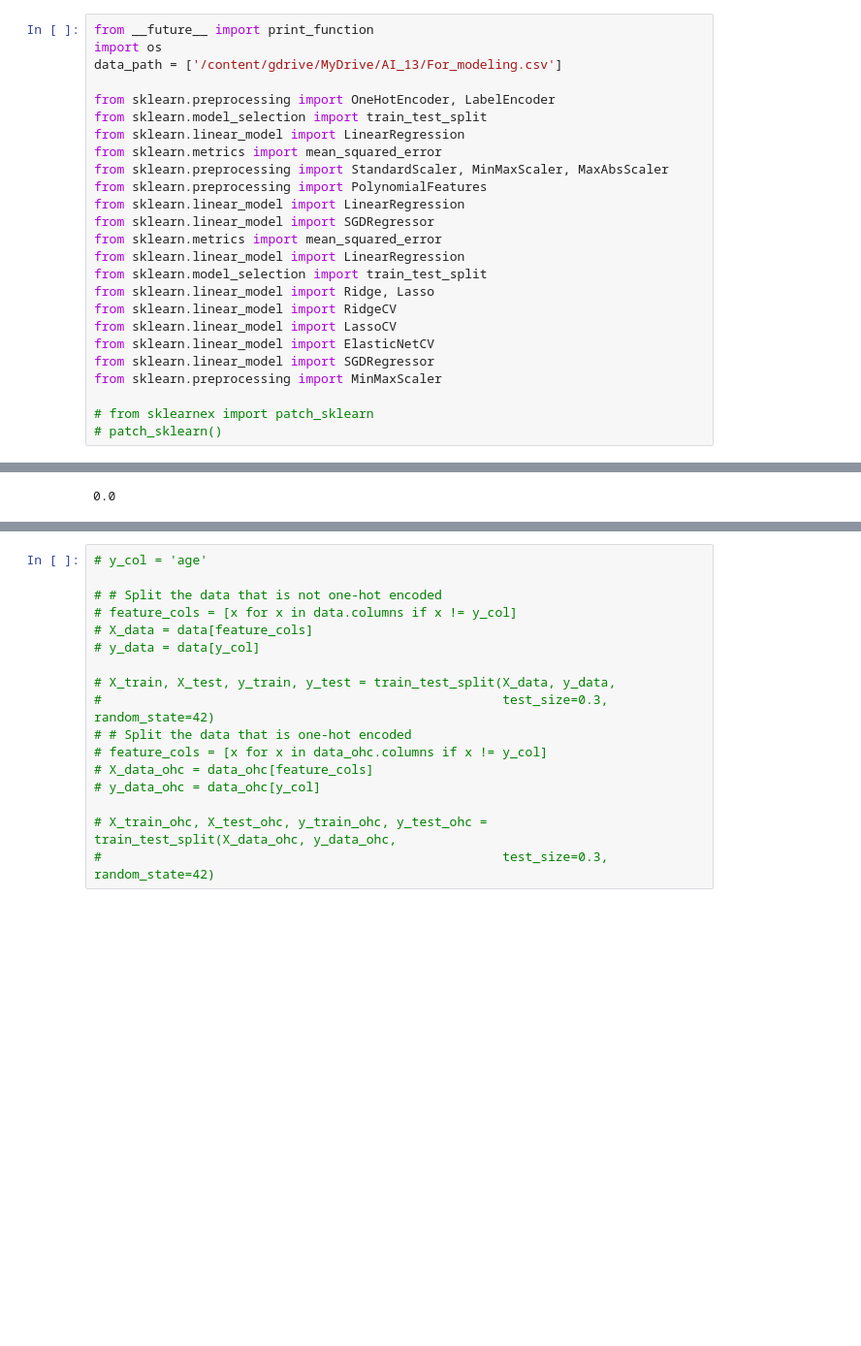
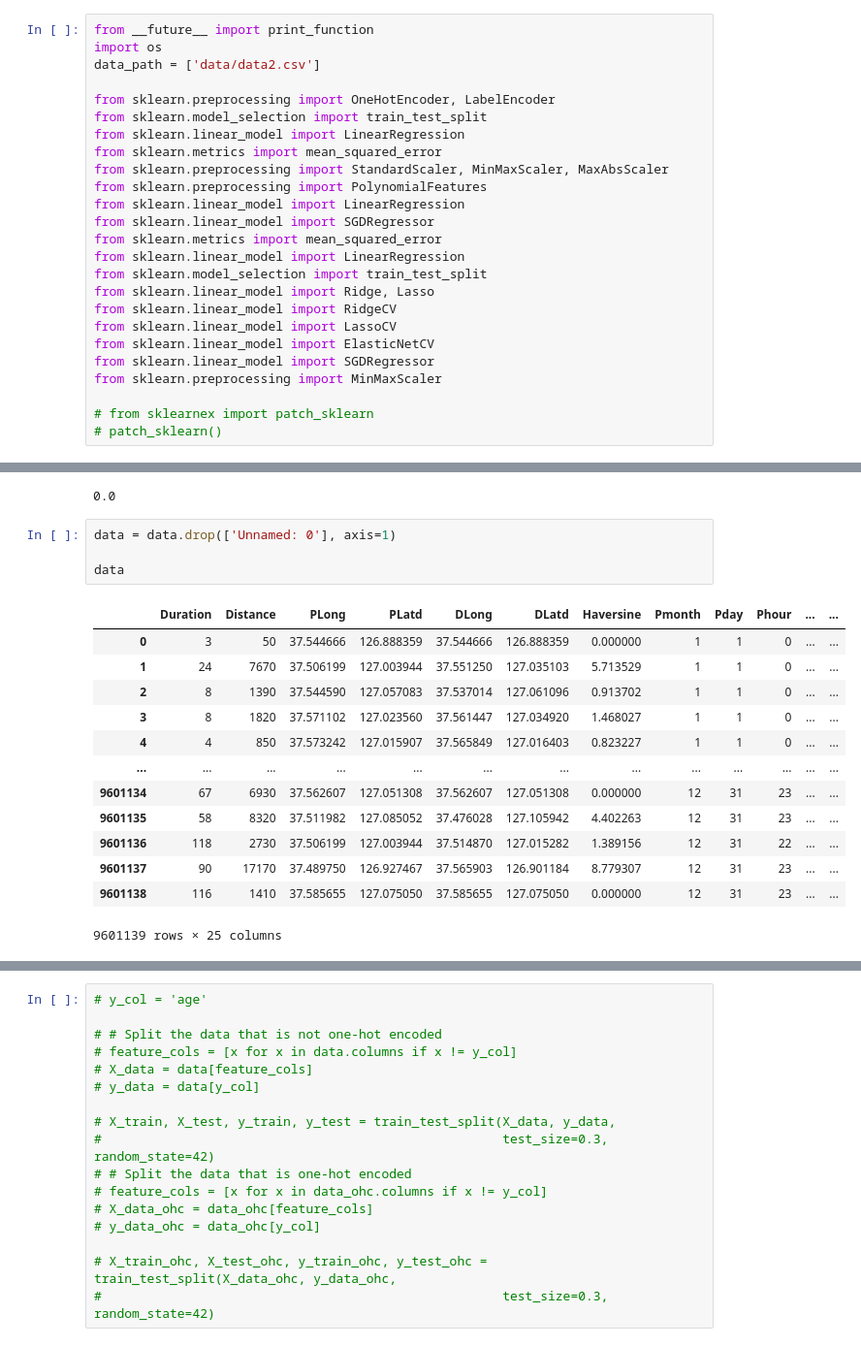
Before and after one commit to jongwonyang/AI_HW13, a Jupyter notebook: hw13_Intel_ML501_04_Regularization_and_Gradient_Descent_Exercises.ipynb, the cells around one changed output, grey strips where cells are left out. Shown: that part at 97% size. Saved outputs shown, nothing was run; the diff lists cells and outputs as text; blank space fills up the shorter version.

```diff
--- a/hw13_Intel_ML501_04_Regularization_and_Gradient_Descent_Exercises.ipynb
+++ b/hw13_Intel_ML501_04_Regularization_and_Gradient_Descent_Exercises.ipynb
@@ -37,7 +31,7 @@ Mounted at gdrive
 # %%
 from __future__ import print_function
 import os
-data_path = ['/content/gdrive/MyDrive/AI_13/For_modeling.csv']
+data_path = ['data/data2.csv']
 
 from sklearn.preprocessing import OneHotEncoder, LabelEncoder
 from sklearn.model_selection import train_test_split
@@ -103,6 +97,24 @@ small_num_ohc_cols -= 1
 small_num_ohc_cols.sum()
 # %% [output]
 0.0
+# %%
+data = data.drop(['Unnamed: 0'], axis=1)
+
+data
+# %% [output]
+|  | Duration | Distance | PLong | PLatd | DLong | DLatd | Haversine | Pmonth | Pday | Phour | ... | ... |
+| 0 | 3 | 50 | 37.544666 | 126.888359 | 37.544666 | 126.888359 | 0.000000 | 1 | 1 | 0 | ... | ... |
+| 1 | 24 | 7670 | 37.506199 | 127.003944 | 37.551250 | 127.035103 | 5.713529 | 1 | 1 | 0 | ... | ... |
+| 2 | 8 | 1390 | 37.544590 | 127.057083 | 37.537014 | 127.061096 | 0.913702 | 1 | 1 | 0 | ... | ... |
+| 3 | 8 | 1820 | 37.571102 | 127.023560 | 37.561447 | 127.034920 | 1.468027 | 1 | 1 | 0 | ... | ... |
+| 4 | 4 | 850 | 37.573242 | 127.015907 | 37.565849 | 127.016403 | 0.823227 | 1 | 1 | 0 | ... | ... |
+| ... | ... | ... | ... | ... | ... | ... | ... | ... | ... | ... | ... | ... |
+| 9601134 | 67 | 6930 | 37.562607 | 127.051308 | 37.562607 | 127.051308 | 0.000000 | 12 | 31 | 23 | ... | ... |
+| 9601135 | 58 | 8320 | 37.511982 | 127.085052 | 37.476028 | 127.105942 | 4.402263 | 12 | 31 | 23 | ... | ... |
+| 9601136 | 118 | 2730 | 37.506199 | 127.003944 | 37.514870 | 127.015282 | 1.389156 | 12 | 31 | 22 | ... | ... |
+| 9601137 | 90 | 17170 | 37.489750 | 126.927467 | 37.565903 | 126.901184 | 8.779307 | 12 | 31 | 23 | ... | ... |
+| 9601138 | 116 | 1410 | 37.585655 | 127.075050 | 37.585655 | 127.075050 | 0.000000 | 12 | 31 | 23 | ... | ... |
+9601139 rows × 25 columns
 # %%
 # Copy of the data
 data_ohc = data.copy()
```
Also changed, not shown: parts of 4 cells of this notebook.
